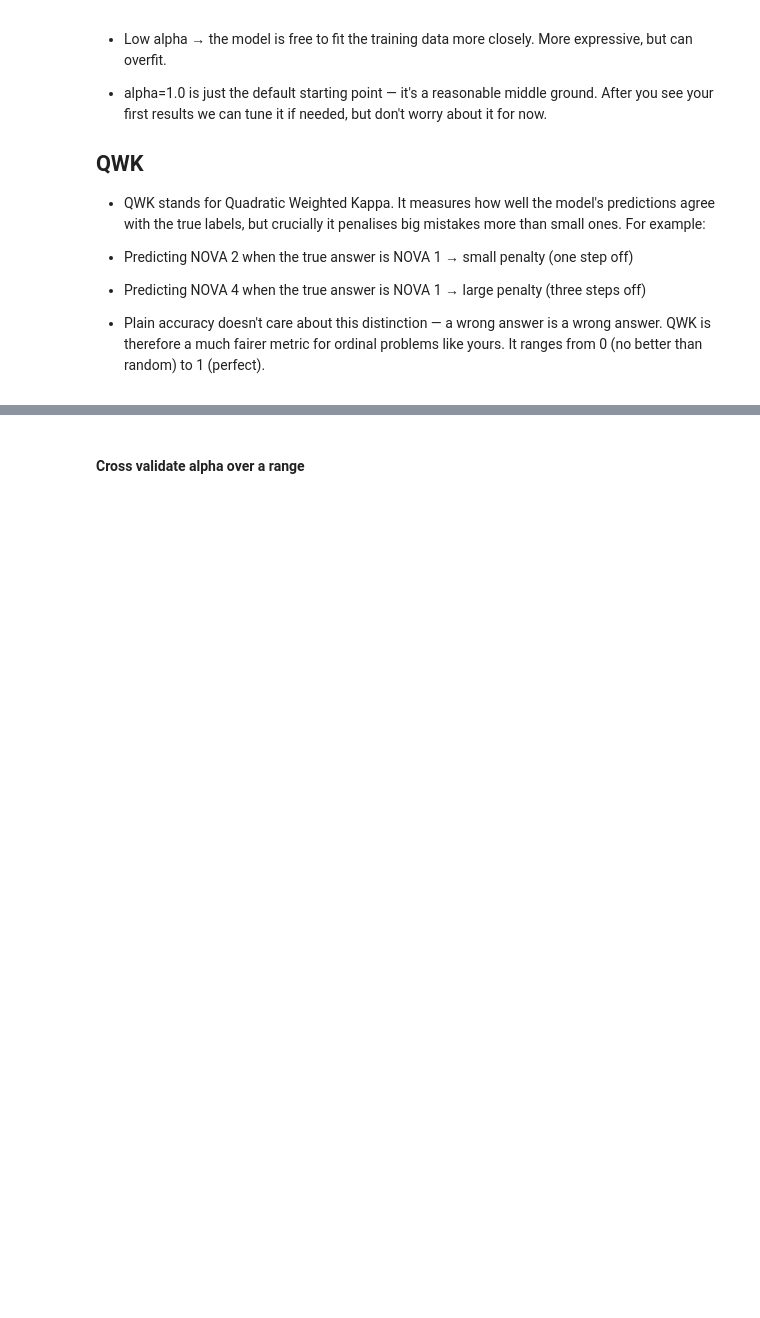
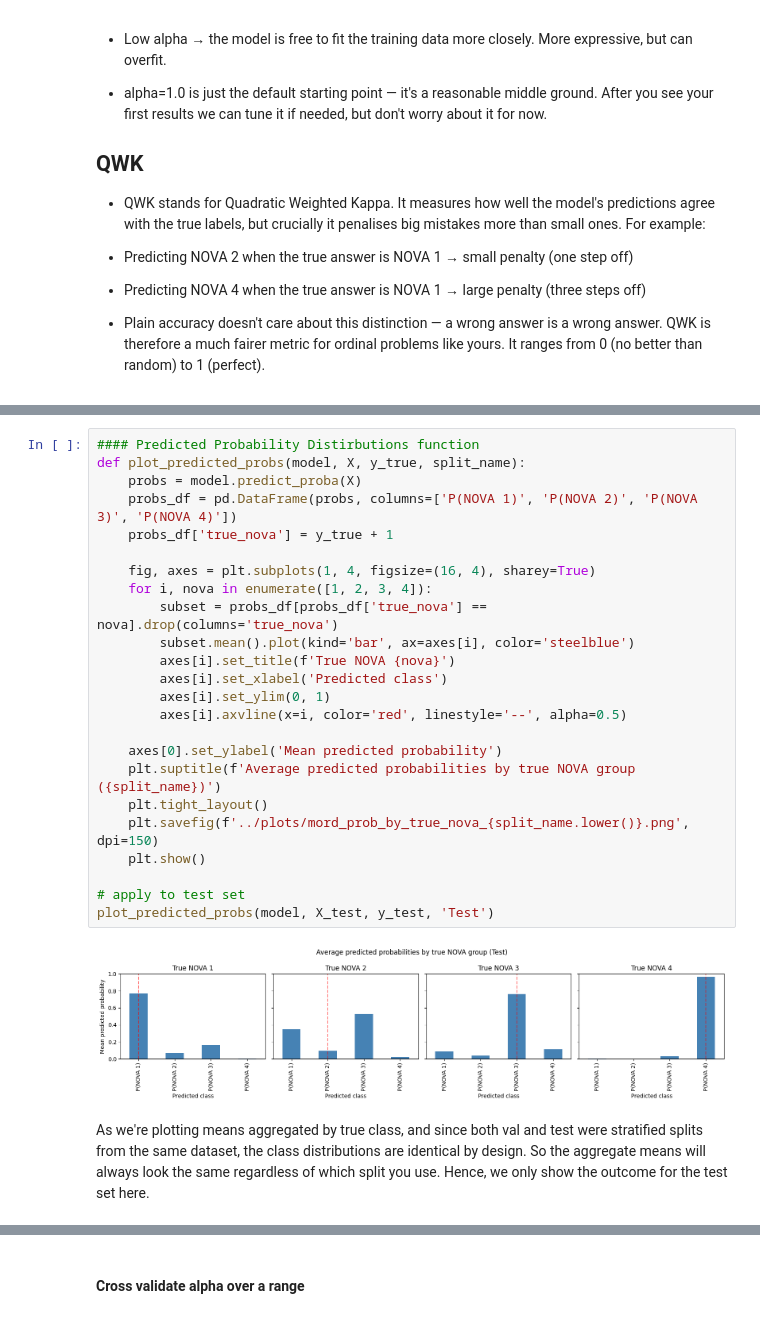
Before and after one commit to SofieBT2/DataScience2026, a Jupyter notebook: src/Modelling.ipynb, the cells around one changed output, grey strips where cells are left out. Drawn from its saved outputs; the diff is of its cells as text; blank space fills up the shorter version.

```diff
--- a/src/Modelling.ipynb
+++ b/src/Modelling.ipynb
@@ -712,0 +795,28 @@ KeyboardInterrupt:
+# %%
+#### Predicted Probability Distirbutions function
+def plot_predicted_probs(model, X, y_true, split_name):
+    probs = model.predict_proba(X)
+    probs_df = pd.DataFrame(probs, columns=['P(NOVA 1)', 'P(NOVA 2)', 'P(NOVA 3)', 'P(NOVA 4)'])
+    probs_df['true_nova'] = y_true + 1
+
+    fig, axes = plt.subplots(1, 4, figsize=(16, 4), sharey=True)
+    for i, nova in enumerate([1, 2, 3, 4]):
+        subset = probs_df[probs_df['true_nova'] == nova].drop(columns='true_nova')
+        subset.mean().plot(kind='bar', ax=axes[i], color='steelblue')
+        axes[i].set_title(f'True NOVA {nova}')
+        axes[i].set_xlabel('Predicted class')
+        axes[i].set_ylim(0, 1)
+        axes[i].axvline(x=i, color='red', linestyle='--', alpha=0.5)
+
+    axes[0].set_ylabel('Mean predicted probability')
+    plt.suptitle(f'Average predicted probabilities by true NOVA group ({split_name})')
+    plt.tight_layout()
+    plt.savefig(f'../plots/mord_prob_by_true_nova_{split_name.lower()}.png', dpi=150)
+    plt.show()
+
+# apply to test set
+plot_predicted_probs(model, X_test, y_test, 'Test')
+# %% [output]
+[figure, added]
+# %% [markdown]
+As we're plotting means aggregated by true class, and since both val and test were stratified splits from the same dataset, the class distributions are identical by design. So the aggregate means will always look the same regardless of which split you use. Hence, we only show the outcome for the test set here.
```
Also changed, not shown: parts of 21 cells of this notebook, 25 other files.
